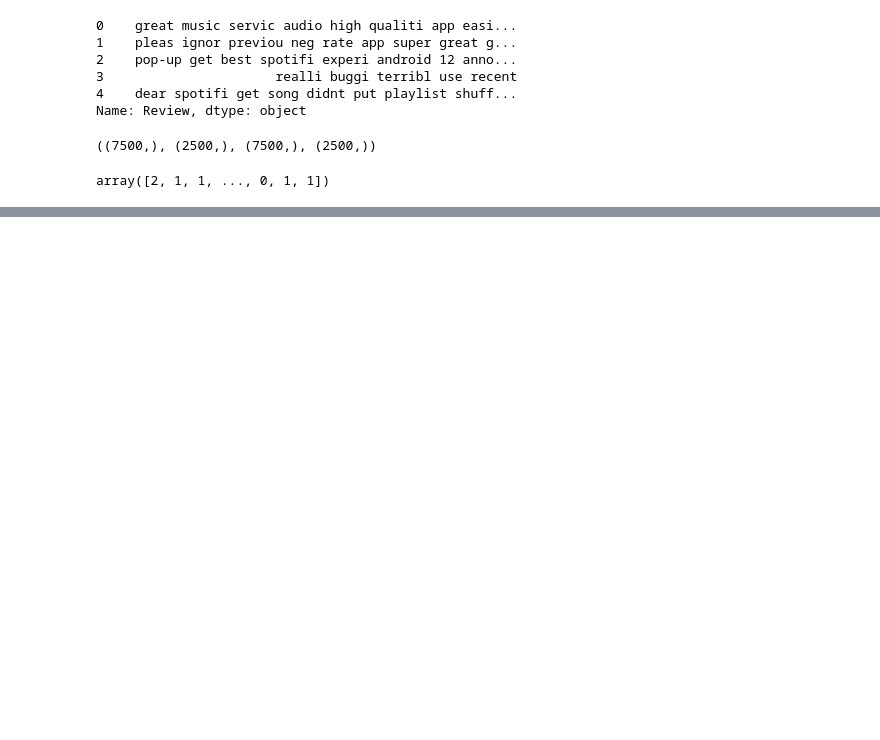
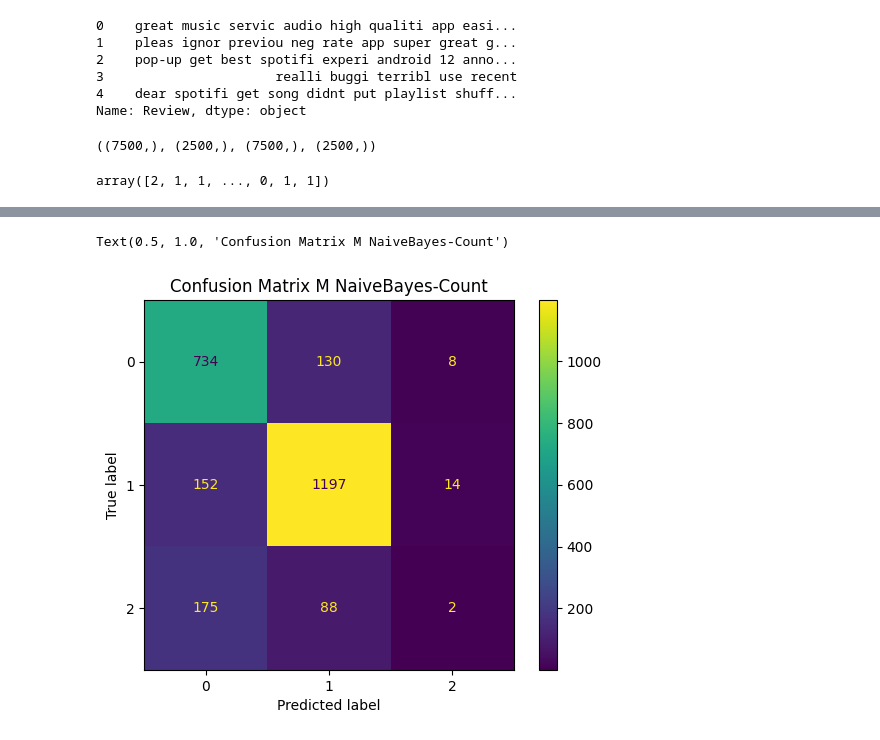
Before and after one commit to sayamiky/ai2, a Jupyter notebook: SpotifyAnalysis/main.ipynb, the cells around one changed output, grey strips where cells are left out. Drawn from its saved outputs; the diff is of its cells as text; code cells hidden in the pictures; blank space fills up the shorter version.

```diff
--- a/SpotifyAnalysis/main.ipynb
+++ b/SpotifyAnalysis/main.ipynb
@@ -171,0 +168,6 @@ print(X_train_tfidf)
+# %%
+from sklearn.ensemble import RandomForestClassifier
+rf1 = RandomForestClassifier()
+rf1.fit(X_train_count, y_train)
+rf_cv = rf1.score(X_test_count, y_test)
+print(f'Random Forest Classifier on Count Vectors: {rf_cv}')
@@ -171,0 +216,8 @@ print(X_train_tfidf)
+# %%
+from sklearn.metrics import ConfusionMatrixDisplay
+disp = ConfusionMatrixDisplay.from_estimator(mnb1,
+X_test_count, y_test)
+disp.ax_.set_title("Confusion Matrix M NaiveBayes-Count")
+# %% [output]
+Text(0.5, 1.0, 'Confusion Matrix M NaiveBayes-Count')
+[figure, added]
```
Also changed, not shown: parts of 13 cells of this notebook, 5 other files.
